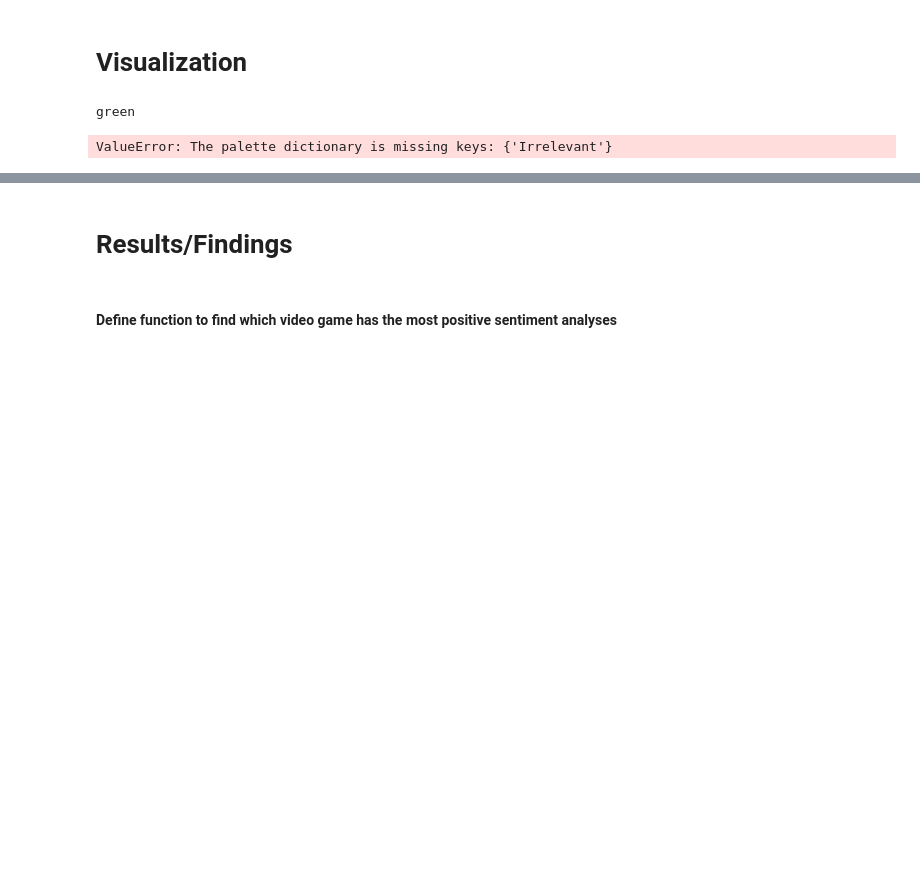
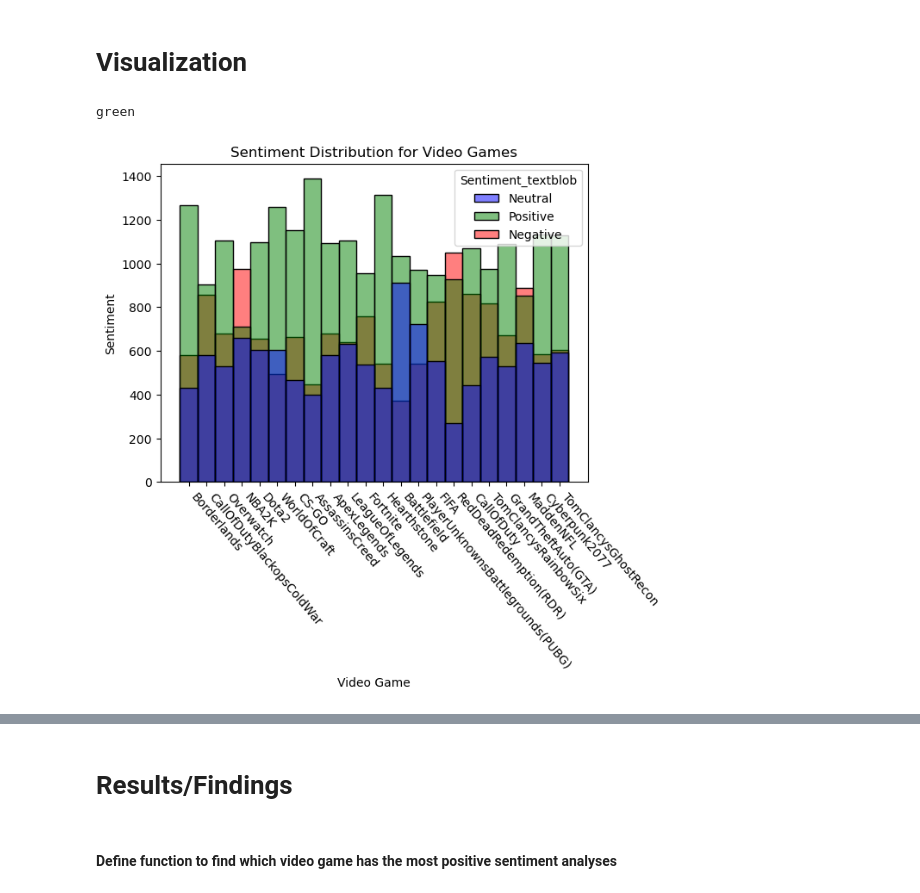
Before and after one commit to ReproTeach/final-project-givkj-squad, a Jupyter notebook: final_project.ipynb, the cells around one changed output, grey strips where cells are left out. Cells and saved outputs as stored; diff of their text form; code cells hidden in the pictures; blank space fills up the shorter version.

```diff
--- a/final_project.ipynb
+++ b/final_project.ipynb
@@ -231,14 +236,14 @@ print(sentiment_colors['Positive'])
 green
 # %%
 # Use function from Seaborn library to create a histogram graph illustrating the overall sentiment distribution of all games.
-sns.histplot(x='Video_Game', hue='Sentiment', data=sentiment_data, palette=sentiment_colors)
+sns.histplot(x='Video_Game', hue='Sentiment_textblob', data=sentiment_data, palette=sentiment_colors)
 plt.xticks(rotation= -50, ha='left')
 plt.xlabel('Video Game')
 plt.ylabel('Sentiment')
 plt.title('Sentiment Distribution for Video Games')
 plt.show()
 # %% [output]
-ValueError: The palette dictionary is missing keys: {'Irrelevant'}
+[figure, added]
 # %%
 # use function from Seaborn library to create juxtaposable categorical plots illustrating sentiment distribution of individual games.
 sns.catplot(data=sentiment_data, kind= "count", col='Video_Game', x= 'Sentiment_textblob', col_wrap=3,palette=sentiment_colors)
```
Also changed, not shown: parts of 9 cells of this notebook.
